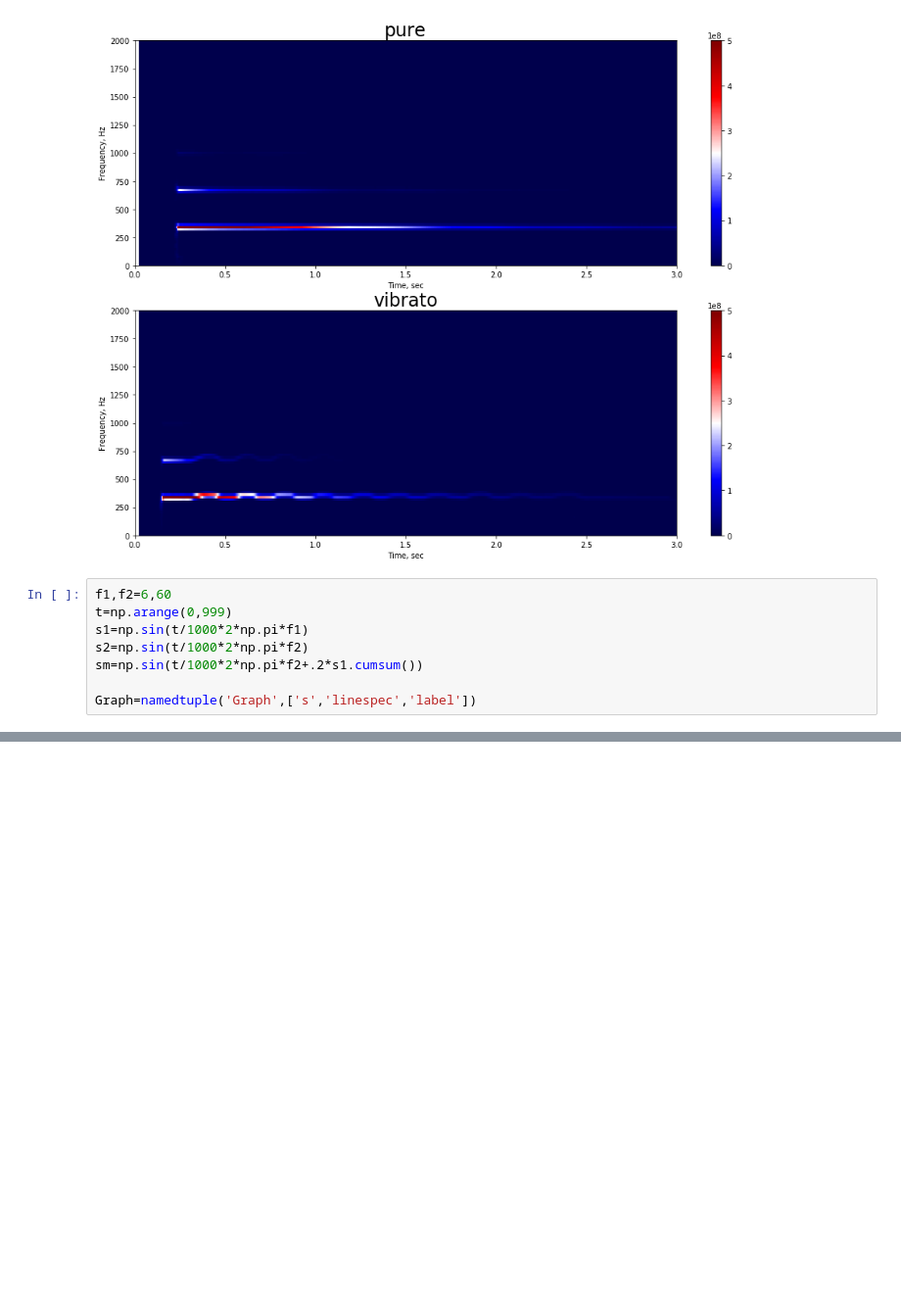
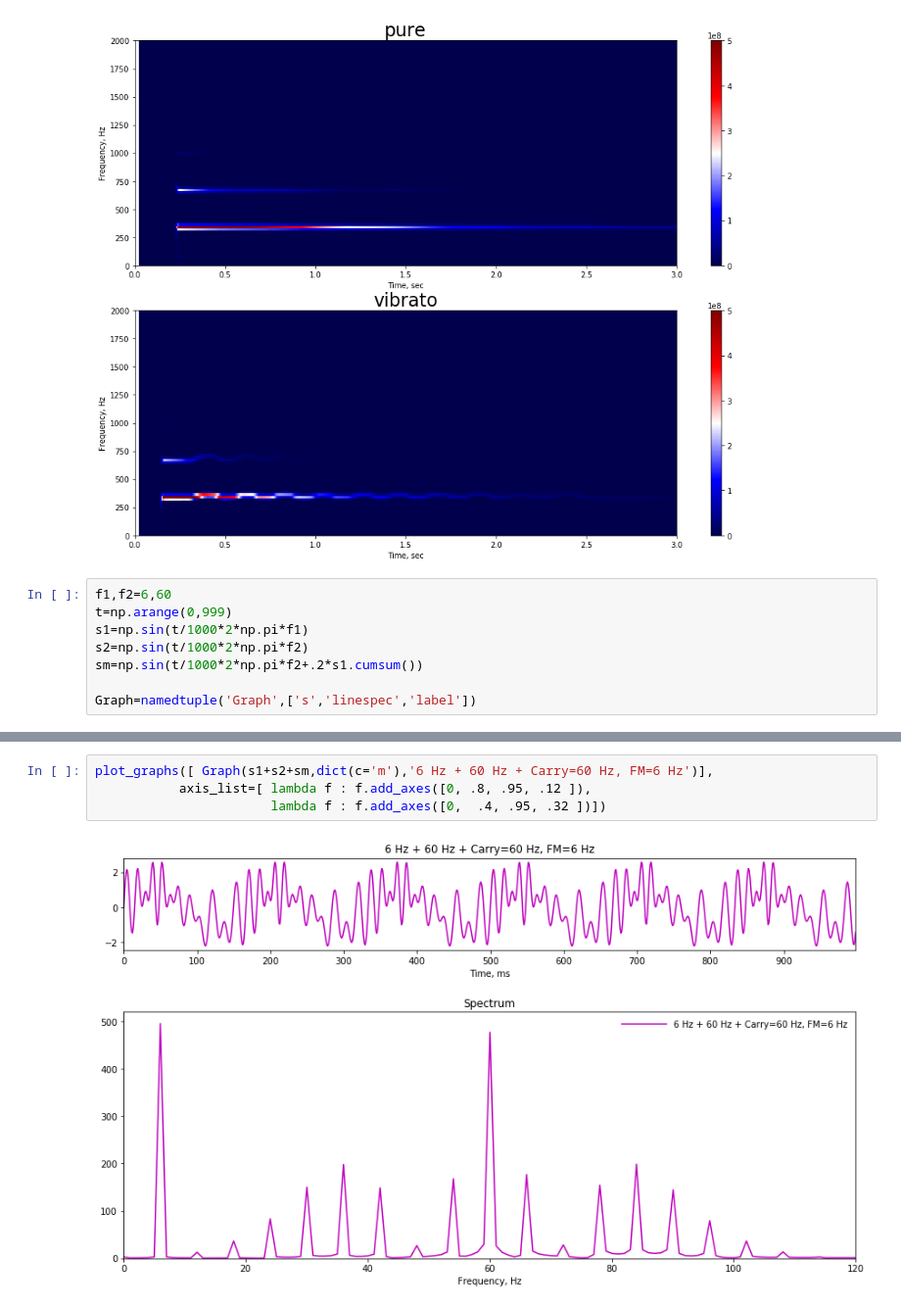
Before and after one commit to spirit11/wave_modulations, a Jupyter notebook: wavefile.ipynb, the cells around one changed output, grey strips where cells are left out. Shown at 98% size. Drawn from its saved outputs; the diff is of its cells as text; blank space fills up the shorter version.

```diff
--- a/wavefile.ipynb
+++ b/wavefile.ipynb
@@ -203,0 +199,6 @@ plot_graphs([ Graph(s2,dict(),'60 Hz'),
+# %%
+plot_graphs([ Graph(s1+s2+sm,dict(c='m'),'6 Hz + 60 Hz + Carry=60 Hz, FM=6 Hz')],
+           axis_list=[ lambda f : f.add_axes([0, .8, .95, .12 ]),
+                       lambda f : f.add_axes([0,  .4, .95, .32 ])])
+# %% [output]
+[figure, added]
```
Also changed, not shown: parts of 4 cells of this notebook.
